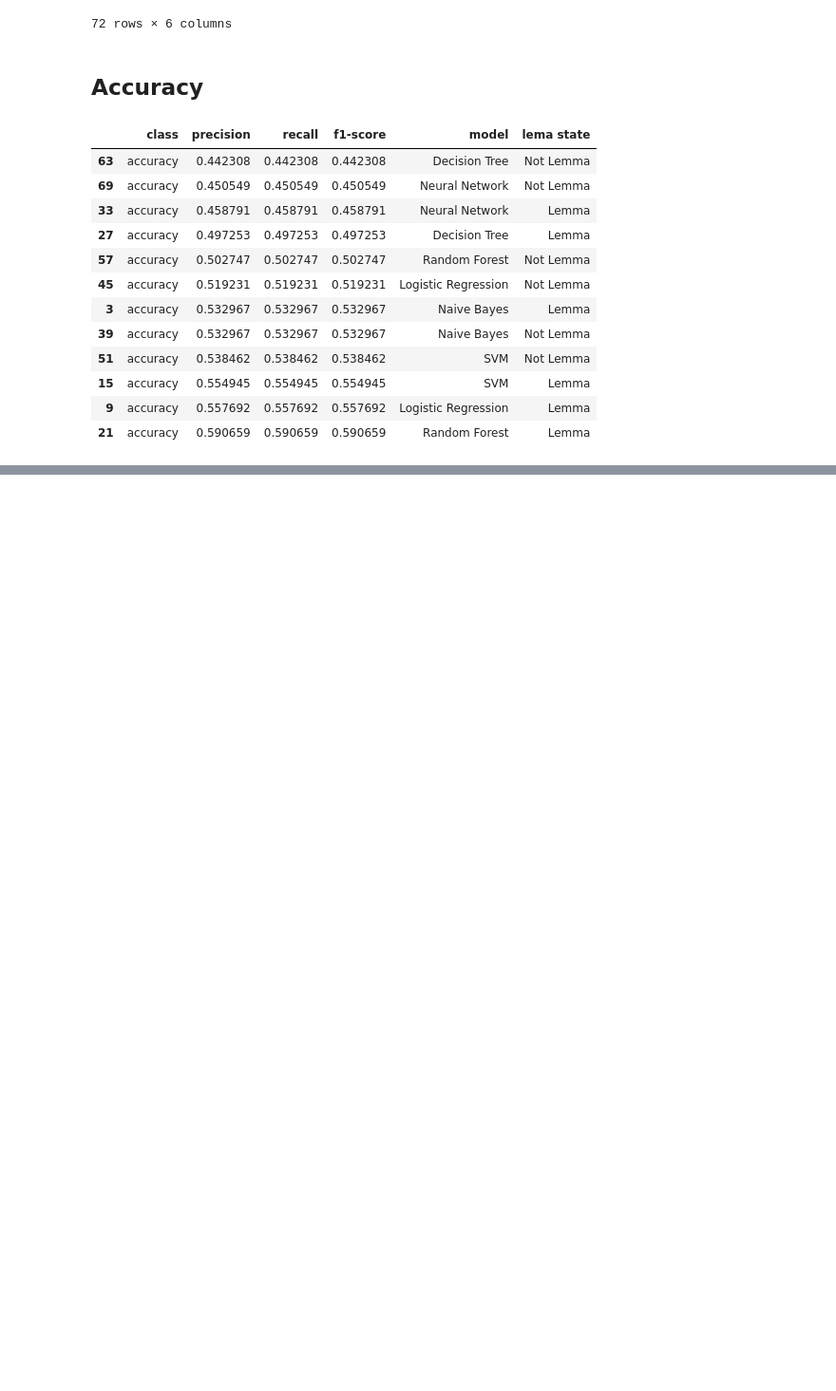
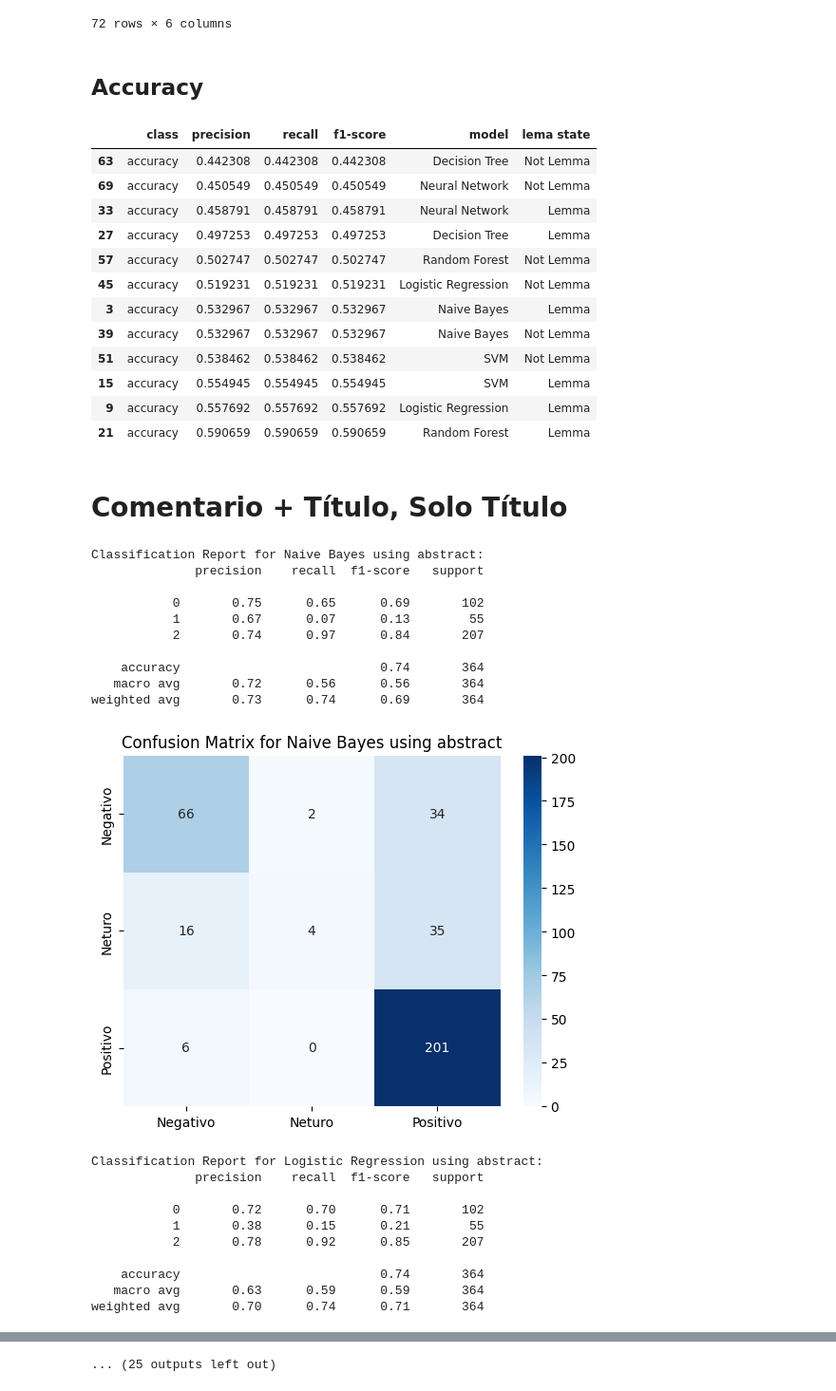
Before and after one commit to jmcaussade/Analitica-textual-con-ML-tarea2, a Jupyter notebook: Tarea2.ipynb, the cells around one changed output, grey strips where cells are left out. Shown at 95% size. Drawn from its saved outputs; the diff is of its cells as text; code cells hidden in the pictures; blank space fills up the shorter version.

Commit message:
Comentario + título y solo titulo agregados. Falta embellecer  y limpiar codigo

```diff
--- a/Tarea2.ipynb
+++ b/Tarea2.ipynb
@@ -106,3 +122,6 @@ df
+# %%
+# Concatenate "abstract" with "comentario_tokenizado_lema" column
+df['abstract_comentario_concat'] = df['abstract'] + ' ' + df['comentario_tokenizado_lema'].apply(lambda x: ' '.join(x))
 # %% [markdown]
 # Inicio proceso entrenamiento
 # %% [markdown]
@@ -195,3 +215,20 @@ Test_X_Tfidf_lema = Tfidf_vect.fit_transform(Test_X_lema)
+# %%
+# Create TF-IDF matrices for "abstract", "comentario_tokenizado_lema", and the concatenated column
+Tfidf_vect_abstract = TfidfVectorizer(max_features=1000)
+Tfidf_vect_concat = TfidfVectorizer(max_features=1000)
+
+Train_X_Tfidf_abstract = Tfidf_vect_abstract.fit_transform(Train_X_abstract)
+Test_X_Tfidf_abstract = Tfidf_vect_abstract.transform(Test_X_abstract)
+
+Train_X_Tfidf_concat = Tfidf_vect_concat.fit_transform(Train_X_concat)
+Test_X_Tfidf_concat = Tfidf_vect_concat.transform(Test_X_concat)
+
+###############################################
+Train_X_Tfidf = Tfidf_vect.fit_transform(Train_X)
+Test_X_Tfidf = Tfidf_vect.fit_transform(Test_X)
+
+Train_X_Tfidf_lema = Tfidf_vect.fit_transform(Train_X_lema)
+Test_X_Tfidf_lema = Tfidf_vect.fit_transform(Test_X_lema)
 # %%
 features = Tfidf_vect.get_feature_names_out()
 
@@ -427,3 +464,61 @@ all_dataframe.loc[all_dataframe['class'] == 'accuracy'].sort_values(by=['precisi
 | 15 | accuracy | 0.554945 | 0.554945 | 0.554945 | SVM | Lemma |
 | 9 | accuracy | 0.557692 | 0.557692 | 0.557692 | Logistic Regression | Lemma |
 | 21 | accuracy | 0.590659 | 0.590659 | 0.590659 | Random Forest | Lemma |
+# %% [markdown]
+# Comentario + Título, Solo Título
+# %%
+%%time
+
+all_reports = {}
+all_dataframe = pd.DataFrame()
+
+# Iterate through all feature sets: abstract, concat, and lema
+for feature_set, Train_X, Test_X in [
+    ('abstract', Train_X_Tfidf_abstract, Test_X_Tfidf_abstract),
+    ('abstract + comentario_tokenizado_lema', Train_X_Tfidf_concat, Test_X_Tfidf_concat)
+]:
+    for name, model in models.items():
+        model.fit(Train_X, Train_Y)
+        predictions = model.predict(Test_X)
+
+        print(f"Classification Report for {name} using {feature_set}:")
+        print(classification_report(Test_Y, predictions))
+
+        report_dict = classification_report(Test_Y, predictions, output_dict=True)
+        all_reports[f'{name} {feature_set}'] = report_dict
+
+        report_df = pd.DataFrame(report_dict).transpose()
+        report_df['model'] = f'{name}'
+        report_df['feature_set'] = f'{feature_set}'
+        all_dataframe = pd.concat([all_dataframe, report_df], axis=0)
+
+        conf_matrix = confusion_matrix(Test_Y, predictions)
+
+        fig, ax = plt.subplots()
+        plt.title(f'Confusion Matrix for {name} using {feature_set}')
+        sns.heatmap(conf_matrix, annot=True, fmt="d", cmap="Blues",
+                    xticklabels={'Negativo': 0, 'Neturo': 1, 'Positivo': 2},
+                    yticklabels={'Negativo': 0, 'Neturo': 1, 'Positivo': 2})
+        plt.show()
+# %% [output]
+Classification Report for Naive Bayes using abstract:
+              precision    recall  f1-score   support
+
+           0       0.75      0.65      0.69       102
+           1       0.67      0.07      0.13        55
+           2       0.74      0.97      0.84       207
+
+    accuracy                           0.74       364
+   macro avg       0.72      0.56      0.56       364
+weighted avg       0.73      0.74      0.69       364
+[figure, added]
+Classification Report for Logistic Regression using abstract:
+              precision    recall  f1-score   support
+
+           0       0.72      0.70      0.71       102
+           1       0.38      0.15      0.21        55
+           2       0.78      0.92      0.85       207
+
+    accuracy                           0.74       364
+   macro avg       0.63      0.59      0.59       364
+weighted avg       0.70      0.74      0.71       364
@@ -429,0 +570 @@ all_dataframe.loc[all_dataframe['class'] == 'accuracy'].sort_values(by=['precisi
+... (25 outputs left out)
```
Also changed, not shown: parts of 4 cells of this notebook.
